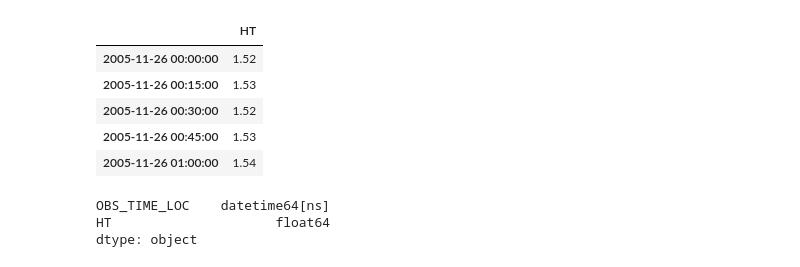
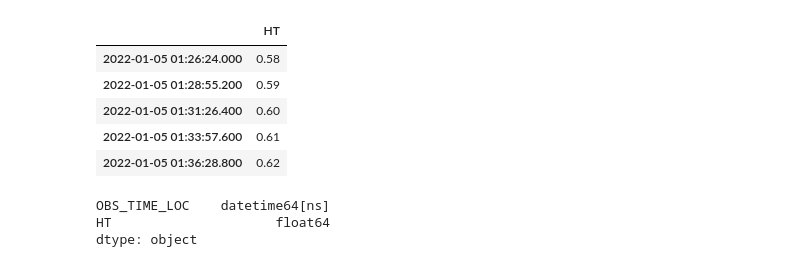
Before and after one commit to matthewenright2478/3821ICT_3225_GC-3821ICT-Work-Integrated-Learning---Single-Project-, a Jupyter notebook: data_exploration.ipynb, the cells around one changed output. Drawn from its saved outputs; the diff is of its cells as text; code cells hidden in the pictures.

```diff
--- a/data_exploration.ipynb
+++ b/data_exploration.ipynb
@@ -28,14 +34,14 @@ cf = cf.drop(['Unnamed: 0'], axis=1)
 # %%
 wf = pd.read_csv('./Data/riverHeightDatasets.csv')
 # %%
-wf.head()
+wf.tail()
 # %% [output]
 |  | HT |
-| 2005-11-26 00:00:00 | 1.52 |
-| 2005-11-26 00:15:00 | 1.53 |
-| 2005-11-26 00:30:00 | 1.52 |
-| 2005-11-26 00:45:00 | 1.53 |
-| 2005-11-26 01:00:00 | 1.54 |
+| 2022-01-05 01:26:24.000 | 0.58 |
+| 2022-01-05 01:28:55.200 | 0.59 |
+| 2022-01-05 01:31:26.400 | 0.60 |
+| 2022-01-05 01:33:57.600 | 0.61 |
+| 2022-01-05 01:36:28.800 | 0.62 |
 # %%
 wf = wf.drop(['LOC', 'LOC_NAME', 'LAT', 'LONG', 'VOID_FLAG', 'Unnamed: 0'], axis=1)
 # %%
```
Also changed, not shown: parts of 12 cells of this notebook, 2 other files.
